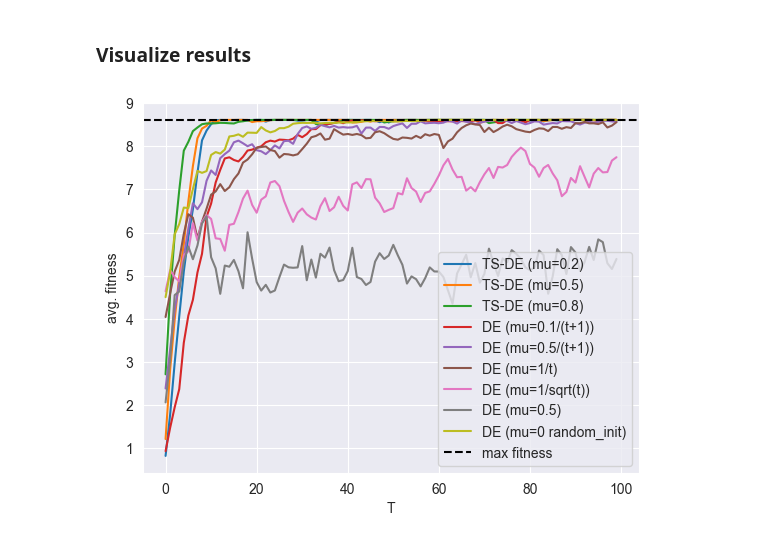
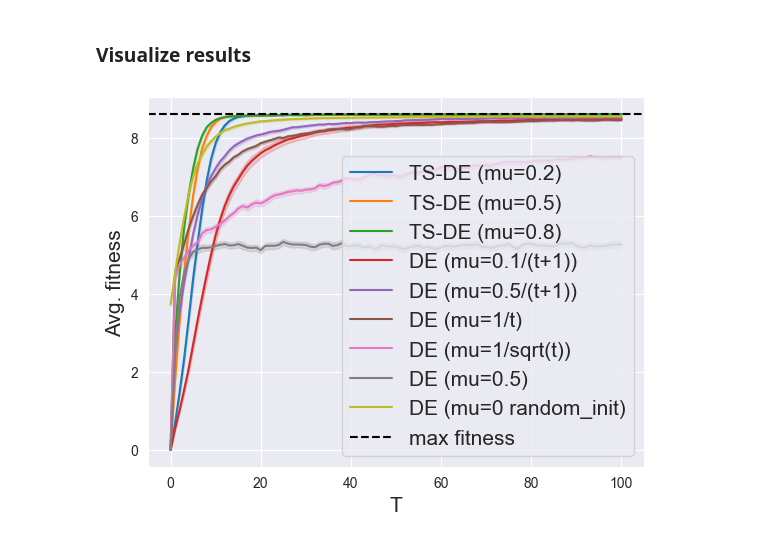
Before and after one commit to lukazontar/RC2022-Bandit-Theory-and-Thompson-Sampling-Guided-Directed-Evolution-for-Sequence-Optimization, a Jupyter notebook: notebooks/FitnessCurves.ipynb, the cells around one changed output. Drawn from its saved outputs; the diff is of its cells as text; code cells hidden in the pictures.

```diff
--- a/notebooks/FitnessCurves.ipynb
+++ b/notebooks/FitnessCurves.ipynb
@@ -114,16 +140,19 @@ for mu_func_key in mu_func.keys():
 # %% [markdown]
 #### Random init (*mu*=0)
 # %%
-from util.common import random_init_population
+%%time
 
-populations = DE(d=d,
-                 T=T,
-                 theta_star=theta_star,
-                 sigma=sigma,
-                 S_0=random_init_population(d=d, M=M),
-                 mu=lambda t: 0,
-                 f=linear_bayesian_utility_model)
-results.append({
-    'label': f"DE (mu=0 random_init)",
-    'population': populations
-})
+for i in tqdm(range(n_evals)):
+    populations = DE(d=d,
+                     T=T,
+                     theta_star=theta_star,
+                     sigma=sigma,
+                     S_0=random_init_population(d=d, M=M),
+                     mu=lambda t: 0,
+                     f=linear_bayesian_utility_model)
+
+    data.extend([{
+        'Setting': f"DE (mu=0 random_init)",
+        'T': t,
+        'avg. fitness': average_fitness(f=linear_bayesian_utility_model, theta=theta_star, S=S)
+    } for t, S in enumerate(populations)])
@@ -139,19 +176,19 @@ max_fitness = linear_bayesian_utility_model(
 # %% [markdown]
 ### Visualize results
-# %%
-for result in results:
-    avg_fitness_curve = average_fitness_curve(M=M,
-                                              T=T,
-                                              theta=theta_star,
-                                              f=linear_bayesian_utility_model,
-                                              populations=result['population'])
-    plt.plot(evaluations, avg_fitness_curve, label=result['label'])
-
-plt.axhline(y=max_fitness, color='black', label='max fitness', linestyle='--')
-plt.legend()
-plt.xlabel('T')
-plt.ylabel('avg. fitness')
-plt.savefig('../plots/fitness_curves.png')
-plt.show()
-# %% [output]
-[figure, removed]
+# %%
+%%time
+
+plot = sns.lineplot(data=pd.DataFrame(data),
+             x='T',
+             y='avg. fitness',
+             hue='Setting',
+             errorbar=('ci', 95))
+plt.axhline(y=max_fitness, color='black', label='max fitness', linestyle='--')
+plot.set_xlabel('T', fontsize='15')
+plot.set_ylabel('Avg. fitness', fontsize='15')
+
+plt.legend(prop={'size': 15})
+plt.savefig('../plots/fitness_curves.png')
+plt.show()
+# %% [output]
+[figure, added]
```
Also changed, not shown: parts of 9 cells of this notebook, 15 other files.
